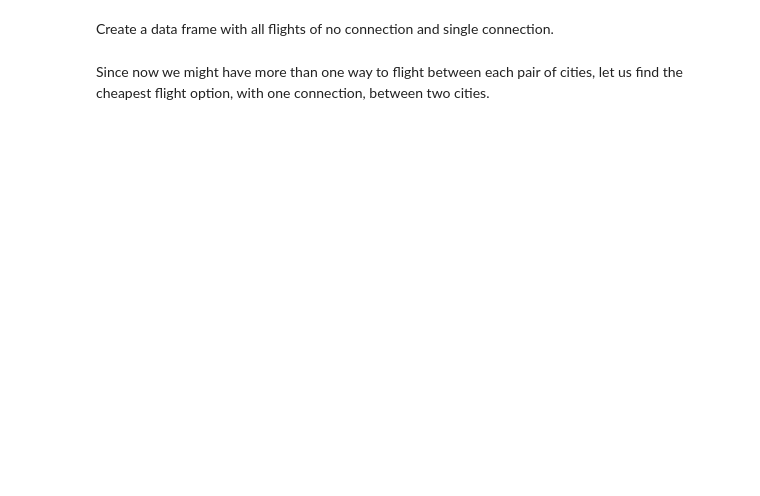
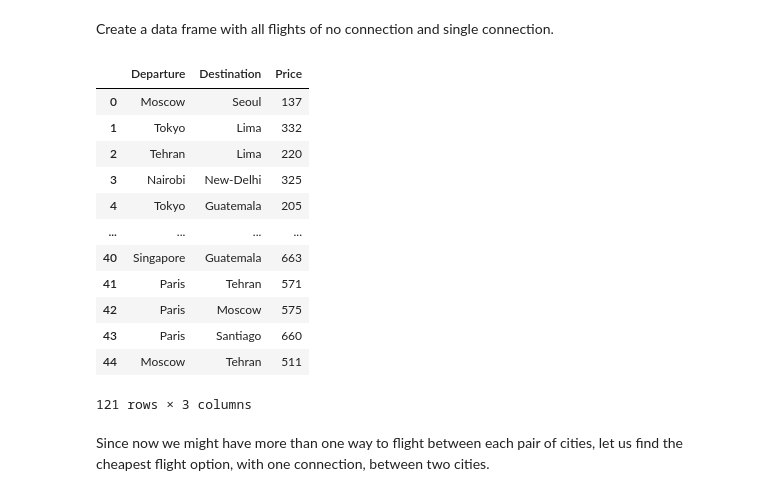
Before and after one commit to dmayb/IML.HUJI, a Jupyter notebook: lab/Lab 01 - A - Data Analysis In Python - First Steps.ipynb, the cells around one changed output. Saved outputs shown, nothing was run; the diff lists cells and outputs as text; code cells hidden in the pictures; blank space fills up the shorter version.

```diff
--- a/lab/Lab 01 - A - Data Analysis In Python - First Steps.ipynb
+++ b/lab/Lab 01 - A - Data Analysis In Python - First Steps.ipynb
@@ -568,8 +756,24 @@ df.head()
 # %% [markdown]
 Create a data frame with all flights of no connection and single connection.
 # %%
+df[["Departure_x", "Destination_y", "Total_Price"]]\
+                         .rename(columns={"Departure_x":"Departure", "Destination_y":"Destination", "Total_Price":"Price"}).head()
 flights = flights.append(df[["Departure_x", "Destination_y", "Total_Price"]]\
                          .rename(columns={"Departure_x":"Departure", "Destination_y":"Destination", "Total_Price":"Price"}))
 flights
+# %% [output]
+|  | Departure | Destination | Price |
+| 0 | Moscow | Seoul | 137 |
+| 1 | Tokyo | Lima | 332 |
+| 2 | Tehran | Lima | 220 |
+| 3 | Nairobi | New-Delhi | 325 |
+| 4 | Tokyo | Guatemala | 205 |
+| ... | ... | ... | ... |
+| 40 | Singapore | Guatemala | 663 |
+| 41 | Paris | Tehran | 571 |
+| 42 | Paris | Moscow | 575 |
+| 43 | Paris | Santiago | 660 |
+| 44 | Moscow | Tehran | 511 |
+121 rows × 3 columns
 # %% [markdown]
 Since now we might have more than one way to flight between each pair of cities, let us find the cheapest flight option, with one connection, between two cities.
```
Also changed, not shown: parts of 18 cells of this notebook, 4 other files.
